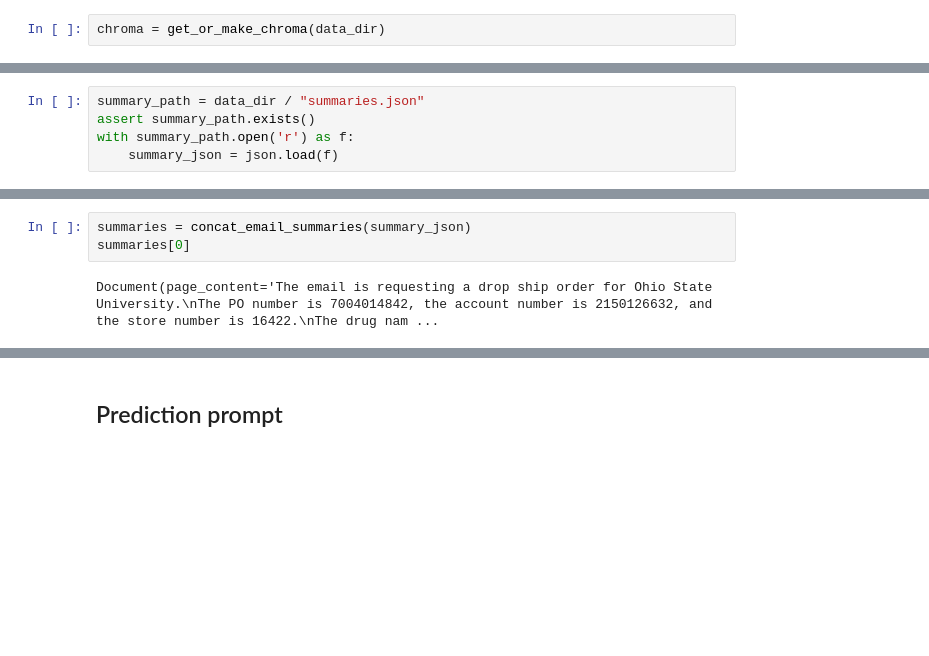
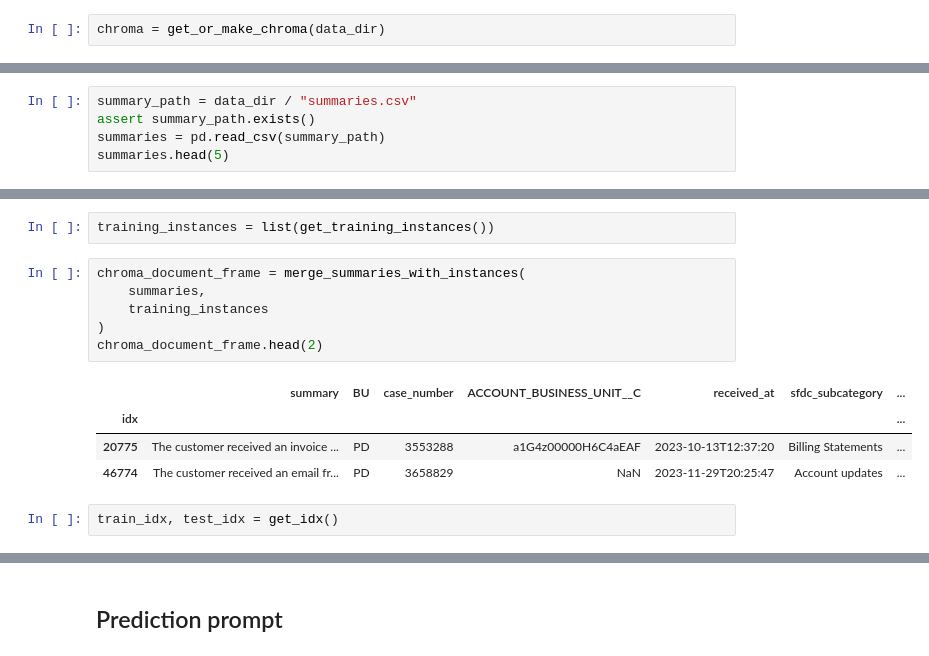
Before and after one commit to cah-jake-bergren/customer_service_email_classification, a Jupyter notebook: nbs/04_predict.ipynb, the cells around one changed output, grey strips where cells are left out. Drawn from its saved outputs; the diff is of its cells as text; blank space fills up the shorter version.

```diff
--- a/nbs/04_predict.ipynb
+++ b/nbs/04_predict.ipynb
@@ -33,5 +37,5 @@ Load our summaries
 # %%
-summary_path = data_dir / "summaries.json"
+summary_path = data_dir / "summaries.csv"
 assert summary_path.exists()
-with summary_path.open('r') as f:
-    summary_json = json.load(f)
+summaries = pd.read_csv(summary_path)
+summaries.head(5)
@@ -38,5 +49,15 @@ with summary_path.open('r') as f:
-# %%
-summaries = concat_email_summaries(summary_json)
-summaries[0]
-# %% [output]
-Document(page_content='The email is requesting a drop ship order for Ohio State University.\nThe PO number is 7004014842, the account number is 2150126632, and the store number is 16422.\nThe drug nam ...
+# %%
+training_instances = list(get_training_instances())
+# %%
+chroma_document_frame = merge_summaries_with_instances(
+    summaries,
+    training_instances
+)
+chroma_document_frame.head(2)
+# %% [output]
+|  | summary | BU | case_number | ACCOUNT_BUSINESS_UNIT__C | received_at | sfdc_subcategory | ... |
+| idx |  |  |  |  |  |  | ... |
+| 20775 | The customer received an invoice ... | PD | 3553288 | a1G4z00000H6C4aEAF | 2023-10-13T12:37:20 | Billing Statements | ... |
+| 46774 | The customer received an email fr... | PD | 3658829 | NaN | 2023-11-29T20:25:47 | Account updates | ... |
+# %%
+train_idx, test_idx = get_idx()
```
Also changed, not shown: parts of 22 cells of this notebook, 11 other files.
